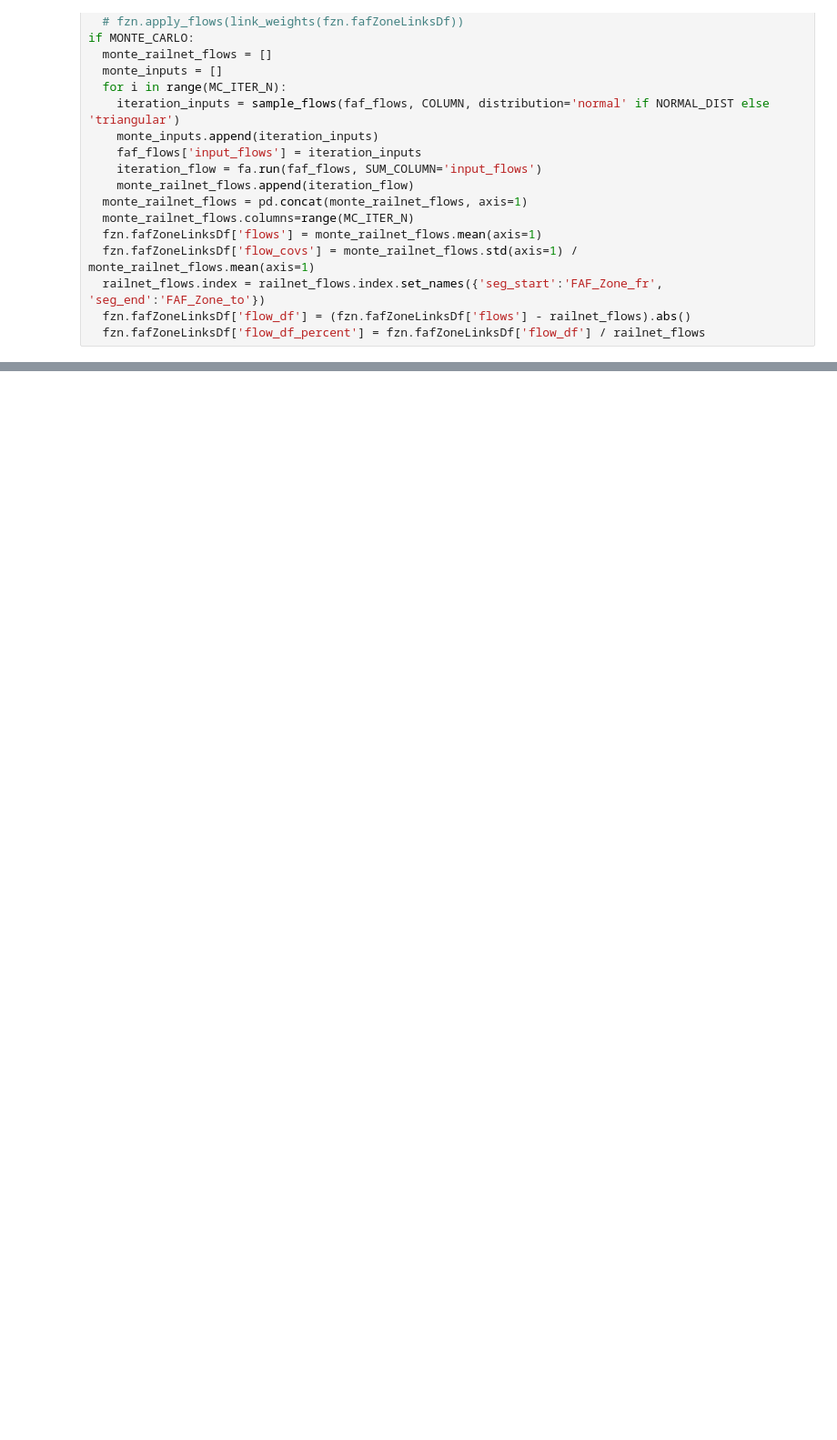
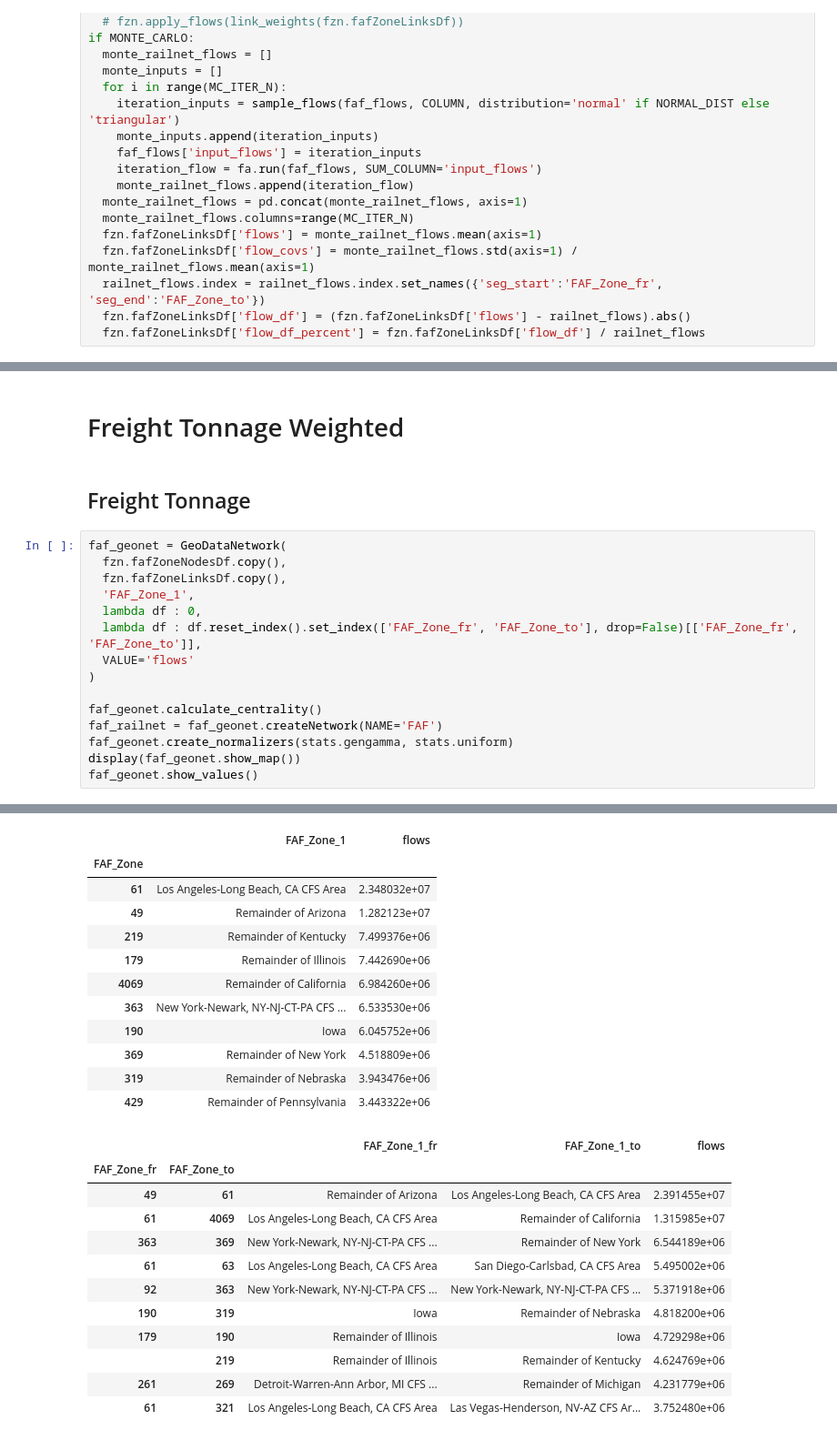
Before and after one commit to UMD-CTSM/network_flow_assignment, a Jupyter notebook: src/faf_sim.ipynb, the cells around one changed output, grey strips where cells are left out. Shown at 91% size. Cells and saved outputs as stored; diff of their text form; blank space fills up the shorter version.

```diff
--- a/src/faf_sim.ipynb
+++ b/src/faf_sim.ipynb
@@ -84,0 +116,20 @@ if MONTE_CARLO:
+# %% [markdown]
+# Freight Tonnage Weighted
+# %% [markdown]
+## Freight Tonnage
+# %%
+faf_geonet = GeoDataNetwork(
+  fzn.fafZoneNodesDf.copy(),
+  fzn.fafZoneLinksDf.copy(),
+  'FAF_Zone_1',
+  lambda df : 0,
+  lambda df : df.reset_index().set_index(['FAF_Zone_fr', 'FAF_Zone_to'], drop=False)[['FAF_Zone_fr', 'FAF_Zone_to']],
+  VALUE='flows'
+)
+
+faf_geonet.calculate_centrality()
+faf_railnet = faf_geonet.createNetwork(NAME='FAF')
+faf_geonet.create_normalizers(stats.gengamma, stats.uniform)
+display(faf_geonet.show_map())
+faf_geonet.show_values()
+# %% [output]
@@ -84,0 +137,24 @@ if MONTE_CARLO:
+|  | FAF_Zone_1 | flows |
+| FAF_Zone |  |  |
+| 61 | Los Angeles-Long Beach, CA CFS Area | 2.348032e+07 |
+| 49 | Remainder of Arizona | 1.282123e+07 |
+| 219 | Remainder of Kentucky | 7.499376e+06 |
+| 179 | Remainder of Illinois | 7.442690e+06 |
+| 4069 | Remainder of California | 6.984260e+06 |
+| 363 | New York-Newark, NY-NJ-CT-PA CFS ... | 6.533530e+06 |
+| 190 | Iowa | 6.045752e+06 |
+| 369 | Remainder of New York | 4.518809e+06 |
+| 319 | Remainder of Nebraska | 3.943476e+06 |
+| 429 | Remainder of Pennsylvania | 3.443322e+06 |
+|  |  | FAF_Zone_1_fr | FAF_Zone_1_to | flows |
+| FAF_Zone_fr | FAF_Zone_to |  |  |  |
+| 49 | 61 | Remainder of Arizona | Los Angeles-Long Beach, CA CFS Area | 2.391455e+07 |
+| 61 | 4069 | Los Angeles-Long Beach, CA CFS Area | Remainder of California | 1.315985e+07 |
+| 363 | 369 | New York-Newark, NY-NJ-CT-PA CFS ... | Remainder of New York | 6.544189e+06 |
+| 61 | 63 | Los Angeles-Long Beach, CA CFS Area | San Diego-Carlsbad, CA CFS Area | 5.495002e+06 |
+| 92 | 363 | New York-Newark, NY-NJ-CT-PA CFS ... | New York-Newark, NY-NJ-CT-PA CFS ... | 5.371918e+06 |
+| 190 | 319 | Iowa | Remainder of Nebraska | 4.818200e+06 |
+| 179 | 190 | Remainder of Illinois | Iowa | 4.729298e+06 |
+|  | 219 | Remainder of Illinois | Remainder of Kentucky | 4.624769e+06 |
+| 261 | 269 | Detroit-Warren-Ann Arbor, MI CFS ... | Remainder of Michigan | 4.231779e+06 |
+| 61 | 321 | Los Angeles-Long Beach, CA CFS Area | Las Vegas-Henderson, NV-AZ CFS Ar... | 3.752480e+06 |
```
Also changed, not shown: parts of 14 cells of this notebook, 8 other files.
